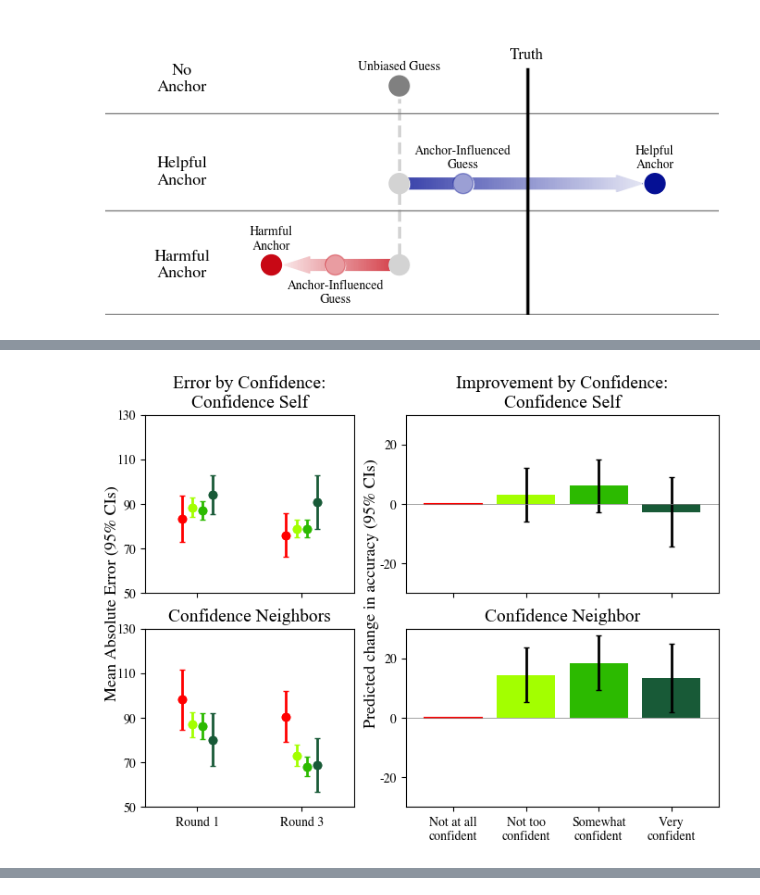
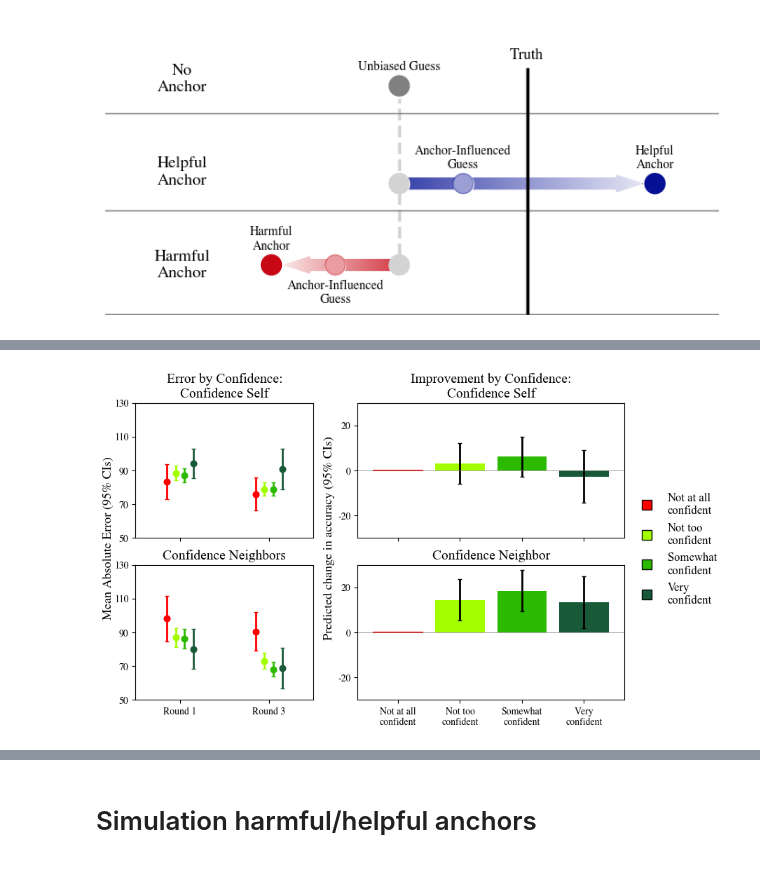
Before and after one commit to CalvinIsch/CI-Cognitive-Bias, a Jupyter notebook: Updated_Figures.ipynb, the cells around one changed output, grey strips where cells are left out. Drawn from its saved outputs; the diff is of its cells as text; code cells hidden in the pictures.

Commit message:
Updated final figures file

```diff
--- a/Updated_Figures.ipynb
+++ b/Updated_Figures.ipynb
@@ -324,7 +401,7 @@ model_2 = smf.ols('Final_Error ~ Initial_Error + neighbor_confidence_rank', data
 
 
 
-fig, axs = plt.subplots(2,2,figsize=(8,5.5),gridspec_kw={'width_ratios': [1, 1.5]})
+fig, axs = plt.subplots(2,2,figsize=(9,5.5),gridspec_kw={'width_ratios': [1, 1.5]})
 
 # Confidence in self -------------------------------------------
 options = ['Not at all confident', 'Not too confident', 'Somewhat confident', 'Very confident']
@@ -396,36 +473,54 @@ axs[0,1].set_yticks([-40,-20,0, 20,40])
 axs[0,1].set_yticklabels([-40,-20,0, 20,40],fontsize=11, font='times')
 axs[0,1].set_ylim(-30,30)
 axs[0,1].plot([-1,5],[0,0],'-',color='gray',lw=0.5)
 axs[0,1].set_xlim(-.65,3.65)
 
 # Confidence in neighbors -------------------------------------------
 options = ['Not at all\nconfident', 'Not too\nconfident', 'Somewhat\nconfident', 'Very\nconfident']
 
 i = 1
 for o in options[:-1]:
     axs[1,1].bar([0+i],[-model_2.params[i]], color=colors[i],label='Control')
     axs[1,1].errorbar([0+i],[-model_2.params[i]],
                 [1.96 * model_2.bse[i]],
                 capsize=2, color='black',lw=2)
     i += 1
 axs[1,1].set_xticks([0,1,2,3])
 axs[1,1].set_yticks([-40,-20,0, 20,40])
 axs[1,1].plot()
 axs[1,1].set_yticklabels([-40,-20,0, 20,40],fontsize=11, font = 'times')
 axs[1,1].plot([-.4,.4],[0,0],'-',color=colors[0])
 axs[1,1].set_xticklabels(options, fontsize = 12, font = 'times')
 axs[1,1].set_ylabel('Predicted change in accuracy (95% CIs)', fontsize = 13, font='times')
 axs[1,1].yaxis.set_label_coords(-0.085,1.2)
 axs[1,1].plot([-1,5],[0,0],'-',color='gray',lw=0.5)
 axs[1,1].set_xlim(-.65,3.65)
 axs[1,1].set_title('Confidence Neighbor', fontsize = 14, fontname='Times New Roman')
 axs[1,1].set_ylim(-30,30)
 
-#plt.tight_layout()
-plt.savefig('Figures/Figure-4_Confidence.png', dpi=300)
+legend_elements = [
+    Line2D([0], [0], marker='s', color='none',
+           markerfacecolor=c, markersize=10, label=opt)
+    for opt, c in zip(options, colors)
+]
+fig.legend(
+    handles=legend_elements,
+    labels=options,
+    loc='center left',
+    bbox_to_anchor=(0.9, 0.5),
+    frameon=False,
+    prop={'family': 'Times New Roman', 'size': 12}
+)
+
+plt.savefig(
+    'Figures/Figure-4_Confidence.png',
+    dpi=300,
+    bbox_inches='tight',
+    pad_inches=0.1
+)
 plt.show()
 # %% [output]
-[figure, old version]
+[figure, new version]
 # %%
 # Updated crowd level results with table
 df = pd.read_csv('ci_cb_2023-06-26.csv')
@@ -535,3 +630,5 @@ Helpful: MannwhitneyuResult(statistic=48.0, pvalue=0.2765939942410531)
 1        52.250000  51.812500  51.250000     -1.000000 -1.000000
 Improvement: -2.3684210526315788 WilcoxonResult(statistic=59.0, pvalue=0.14717033690886222)
 Compare Improvement: MannwhitneyuResult(statistic=109.0, pvalue=0.023501538761439445)
+# %% [markdown]
+# Simulation harmful/helpful anchors
```
Also changed, not shown: parts of 6 cells of this notebook.
